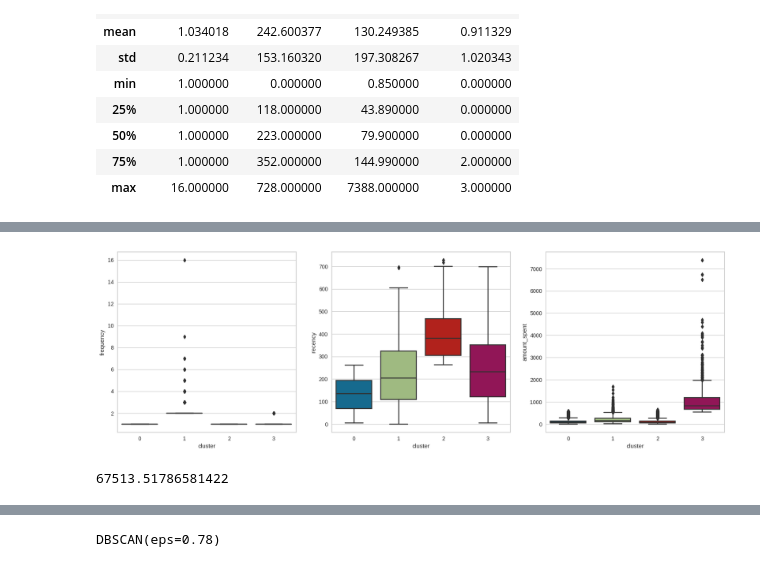
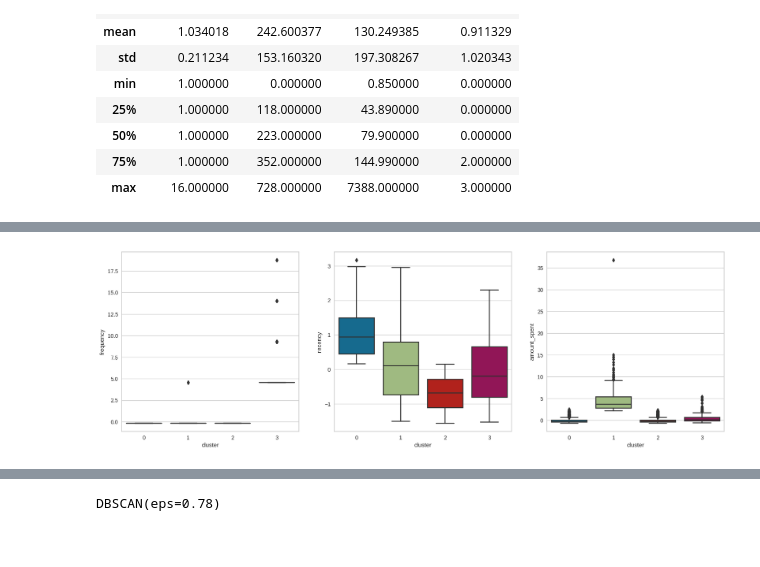
Before and after one commit to ThomasMeb/Projet_4, a Jupyter notebook: Mebarki_Thomas_notebook_essais_022023.ipynb, the cells around one changed output, grey strips where cells are left out. Saved outputs shown, nothing was run; the diff lists cells and outputs as text; code cells hidden in the pictures.

```diff
--- a/Mebarki_Thomas_notebook_essais_022023.ipynb
+++ b/Mebarki_Thomas_notebook_essais_022023.ipynb
@@ -41,0 +37,5 @@ df_scaled = scaler.fit_transform(df)
+# %%
+#select 10% of the data to speed up the process
+df = data_scaled.sample(frac=0.15, random_state=42)
+scaler = StandardScaler()
+df_scaled = scaler.fit_transform(df)
@@ -53,7 +70,7 @@ for k in k_list :
     kmeans = KMeans(n_clusters=k)
 
     # On entraine
-    kmeans.fit(data_scaled)
+    kmeans.fit(df_scaled)
 
     # On enregistre l'inertie obtenue :
     intertia_list.append(kmeans.inertia_)
@@ -69,9 +86,9 @@ ax = plt.plot(k_list, intertia_list)
 # %%
 kmeans = KMeans(n_clusters=4, random_state = 42)
-kmeans.fit(data_scaled)
+kmeans.fit(df_scaled)
 # %% [output]
 KMeans(n_clusters=4, random_state=42)
 # %%
-data_cluster = pd.DataFrame(data={'cluster': kmeans.labels_}, index=data.index)
-data = data.merge(data_cluster, left_index=True, right_index=True)
+df_cluster = pd.DataFrame(data={'cluster': kmeans.labels_}, index=df.index)
+df = df.merge(df_cluster, left_index=True, right_index=True)
 # %%
@@ -266,13 +287,9 @@ visualizer.poof()    # Draw/show/poof the data
 # %%
 #boxplots for each cluster
 fig, ax = plt.subplots(1,3,figsize=(20,6))
-sns.boxplot(x='cluster', y='frequency', data=data, ax=ax[0])
-sns.boxplot(x='cluster', y='recency', data=data, ax=ax[1])
-sns.boxplot(x='cluster', y='amount_spent', data=data, ax=ax[2])
+sns.boxplot(x='cluster', y='frequency', data=df, ax=ax[0])
+sns.boxplot(x='cluster', y='recency', data=df, ax=ax[1])
+sns.boxplot(x='cluster', y='amount_spent', data=df, ax=ax[2])
 plt.show()
 # %% [output]
-[figure, old version]
+[figure, new version]
-# %%
-calinski_harabasz_score(data_scaled, kmeans.labels_)
-# %% [output]
-67513.51786581422
```
Also changed, not shown: parts of 31 cells of this notebook.
